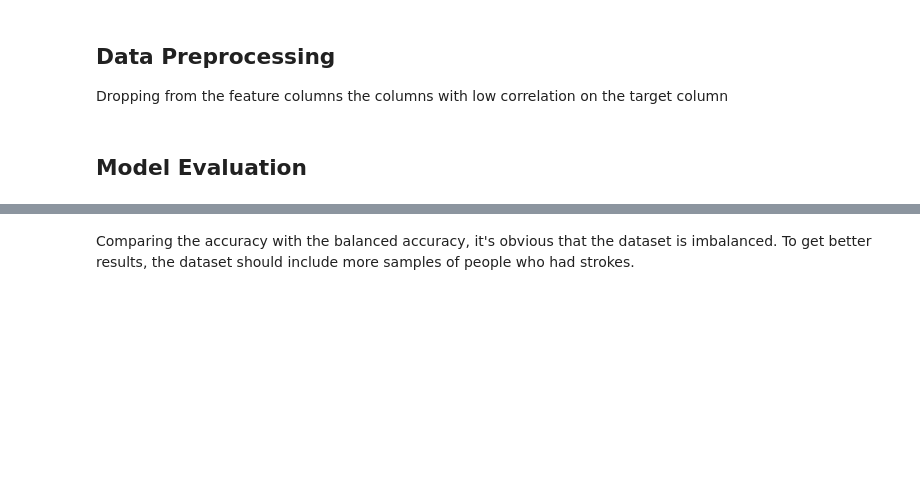
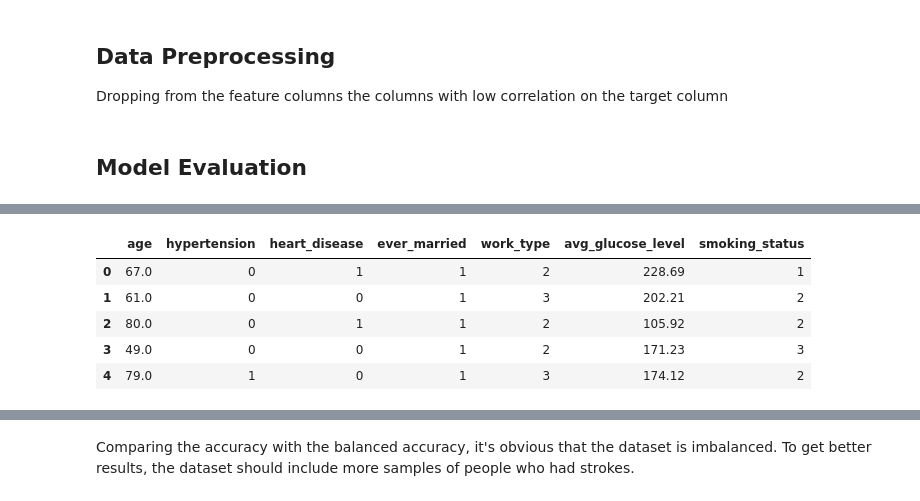
Before and after one commit to alikoteich/ML-projects, a Jupyter notebook: Health-care-stroke/health-care-stroke-model.ipynb, the cells around one changed output, grey strips where cells are left out. Cells and saved outputs as stored; diff of their text form; code cells hidden in the pictures; blank space fills up the shorter version.

```diff
--- a/Health-care-stroke/health-care-stroke-model.ipynb
+++ b/Health-care-stroke/health-care-stroke-model.ipynb
@@ -158,0 +179,13 @@ cv_results.head()
+# %%
+from sklearn.preprocessing import LabelEncoder
+enc = LabelEncoder()
+X.loc[:,['ever_married', 'work_type', 'smoking_status']] = \
+X.loc[:,['ever_married', 'work_type', 'smoking_status']].apply(enc.fit_transform)
+X.head()
+# %% [output]
+|  | age | hypertension | heart_disease | ever_married | work_type | avg_glucose_level | smoking_status |
+| 0 | 67.0 | 0 | 1 | 1 | 2 | 228.69 | 1 |
+| 1 | 61.0 | 0 | 0 | 1 | 3 | 202.21 | 2 |
+| 2 | 80.0 | 0 | 1 | 1 | 2 | 105.92 | 2 |
+| 3 | 49.0 | 0 | 0 | 1 | 2 | 171.23 | 3 |
+| 4 | 79.0 | 1 | 0 | 1 | 3 | 174.12 | 2 |
```
Also changed, not shown: parts of 16 cells of this notebook.
